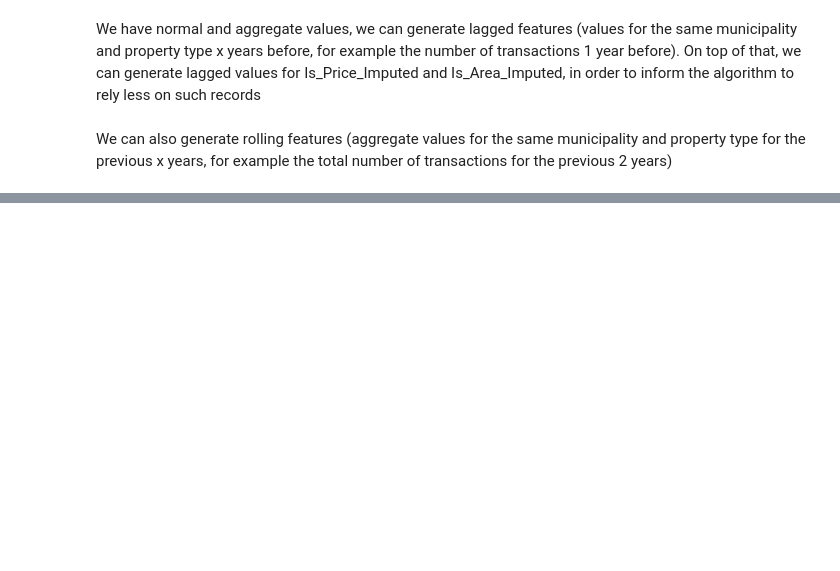
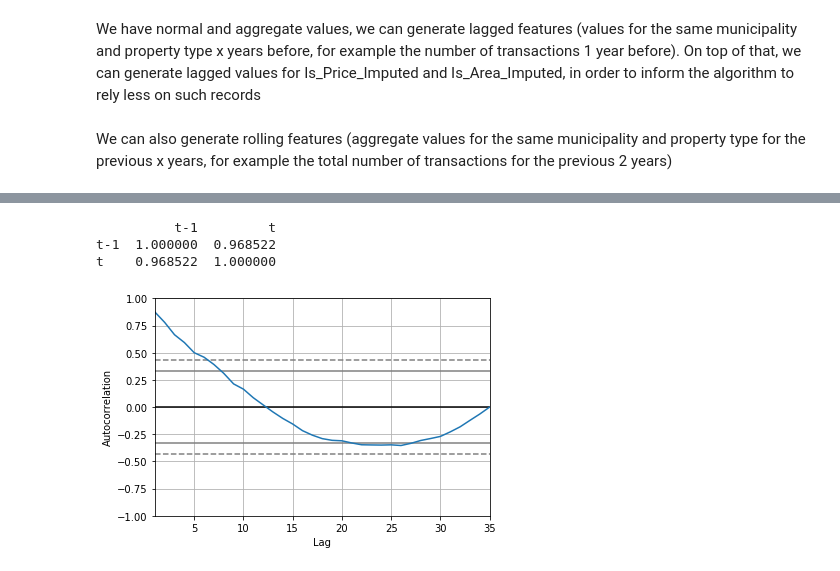
Before and after one commit to alexbraila/belgian-real-estate, a Jupyter notebook: Real Estate Price Prediction for Belgian Municipalities.ipynb, the cells around one changed output, grey strips where cells are left out. Drawn from its saved outputs; the diff is of its cells as text; code cells hidden in the pictures; blank space fills up the shorter version.

```diff
--- a/Real Estate Price Prediction for Belgian Municipalities.ipynb
+++ b/Real Estate Price Prediction for Belgian Municipalities.ipynb
@@ -809,0 +937,15 @@ pop_data.head()
+# %%
+values = pd.DataFrame(temp.values)
+dataframe = pd.concat([values.shift(1), values], axis=1)
+dataframe.columns = ['t-1', 't']
+result = dataframe.corr()
+print(result)
+# %% [output]
+          t-1         t
+t-1  1.000000  0.968522
+t    0.968522  1.000000
+# %%
+pd.plotting.autocorrelation_plot(temp)
+plt.show()
+# %% [output]
+[figure, added]
```
Also changed, not shown: parts of 100 cells of this notebook.
